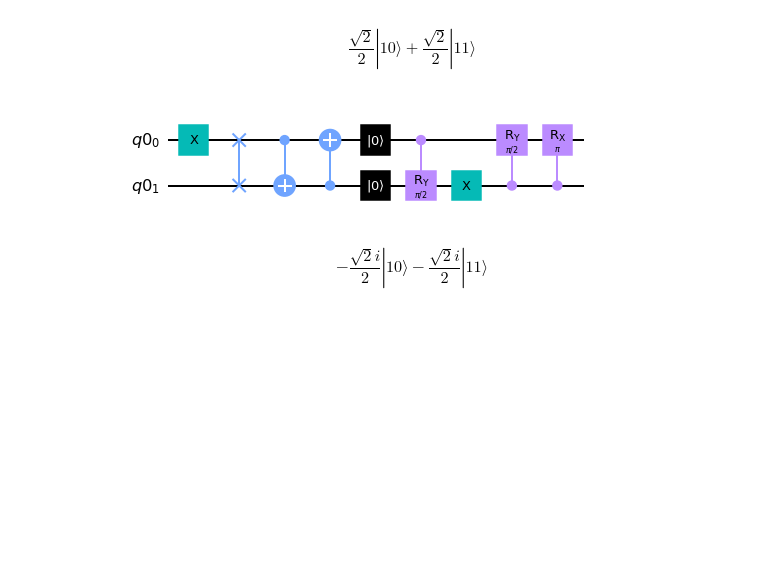
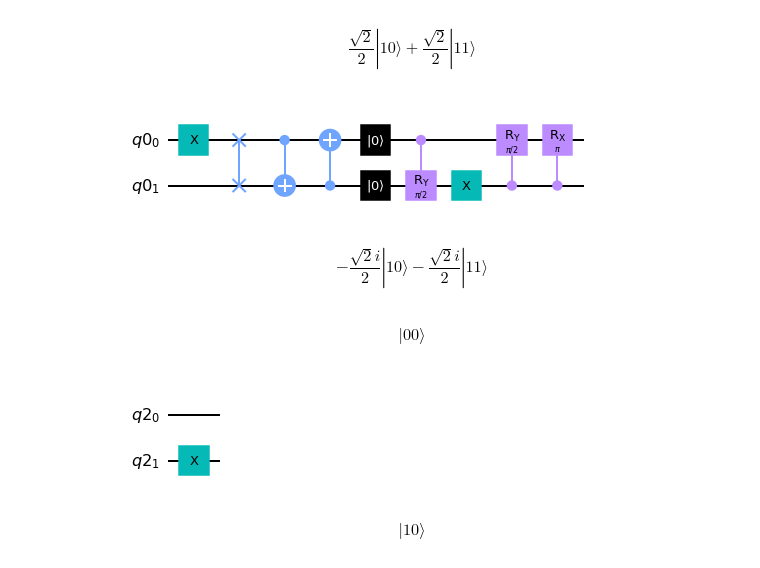
Before and after one commit to tony-a/quantum-computing-notes, a Jupyter notebook: udemy_course/sec 9.59 Swap-CX.ipynb, the cells around one changed output. Saved outputs shown, nothing was run; the diff lists cells and outputs as text; code cells hidden in the pictures; blank space fills up the shorter version.

Commit message:
remaining exercises from section 9, around multi qubit gates, multi-controlled gates, and Bell's states

```diff
--- a/udemy_course/sec 9.59 Swap-CX.ipynb
+++ b/udemy_course/sec 9.59 Swap-CX.ipynb
@@ -97,3 +97,22 @@ psi9 = Statevector(qc)
 psi9.draw('latex')
 # %% [output]
 $$- \frac{\sqrt{2} i}{2} |10\rangle- \frac{\sqrt{2} i}{2} |11\rangle$$
+# %%
+# Let's build a new circute and construct the Swap gate from 3 CNOT gates.
+q = QuantumRegister(2)  # create a 2 qubit register
+qc = QuantumCircuit(q)
+psi1 = Statevector(qc)
+psi1.draw('latex')
+# %% [output]
+$$ |00\rangle$$
+# %%
+# Let's first flip q1 to the excited state
+qc.x(q[1])
+qc.draw('mpl')
+# %% [output]
+[figure, added]
+# %%
+psi2 = Statevector(qc)
+psi2.draw('latex')
+# %% [output]
+$$ |10\rangle$$
```
Also changed, not shown: parts of 5 cells of this notebook, 5 other files.
